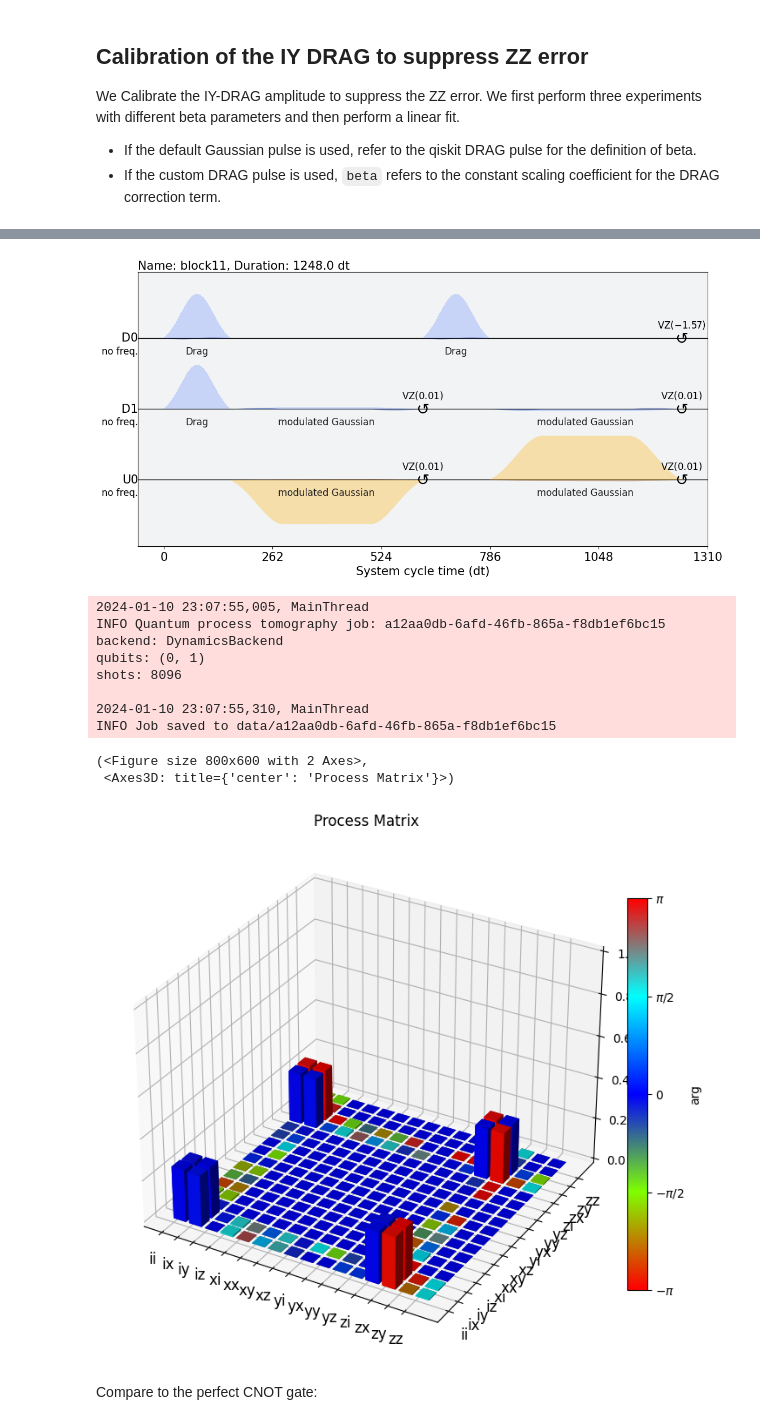
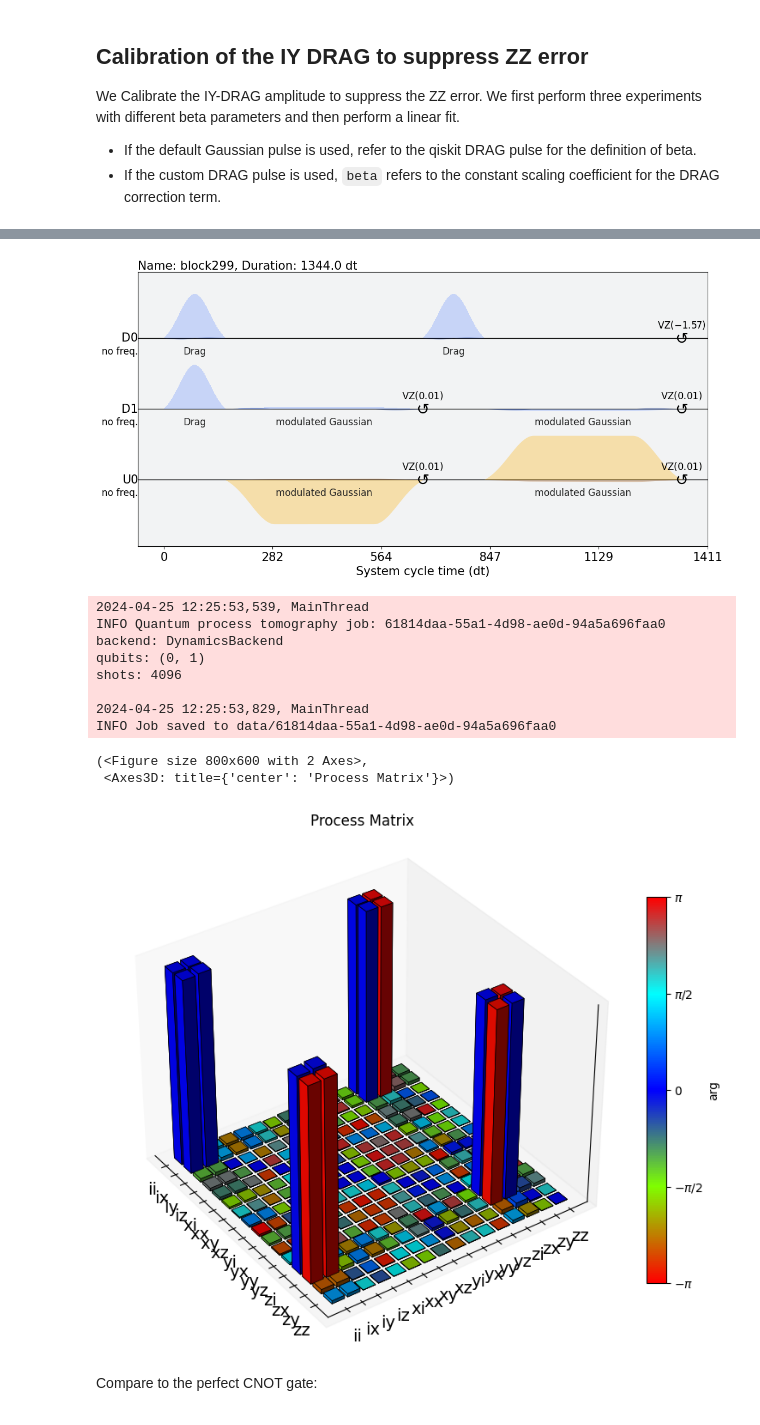
Before and after one commit to BoxiLi/qiskit-CR-calibration, a Jupyter notebook: tutorial1_echoed_cnot.ipynb, the cells around one changed output, grey strips where cells are left out. Saved outputs shown, nothing was run; the diff lists cells and outputs as text; code cells hidden in the pictures.

```diff
--- a/tutorial1_echoed_cnot.ipynb
+++ b/tutorial1_echoed_cnot.ipynb
@@ -40,7 +40,7 @@ f1 = 5.079647268847252e9
 # anharmonicity
 a0 = -0.341931669003125e9
 a1 = -0.343248404293835e9
-backend = initilize_qiskit_dynamics_backend(f0, f1, a0, a1, cr_detuning=0.)
+backend = initilize_qiskit_dynamics_backend(f0, f1, a0, a1, J=0.003e9)
 # %% [output]
 WARNING:jax._src.xla_bridge:An NVIDIA GPU may be present on this machine, but a CUDA-enabled jaxlib is not installed. Falling back to cpu.
 # %% [markdown]
@@ -267,7 +306,7 @@ custom_cnot_sched = create_echoed_cnot_schedule(backend, (QUBIT_C, QUBIT_T), cal
 # Show the custom CNOT schedule.
 custom_cnot_sched.draw()
 # %% [output]
-[figure, old version]
+[figure, new version]
 # %%
 custom_cnot = Gate("custom_cnot", 2, [])
 backend_tmp = deepcopy(backend)
@@ -289,7 +328,7 @@ transpiled_circ_list = transpile(
     optimization_level= 1,  # Turn off optimization to keep the custom pulse
     )
 
-shots = 8096
+shots = 4096
 if session is not None:
     qpt_job = session.run(
         "circuit-runner",
@@ -314,37 +353,37 @@ logger.info(
     + "\n"
     )
 
-save_job_data(qpt_job, backend=backend, exp=qptexp, parameters=parameters)
+save_job_data(qpt_job, backend=backend, parameters=parameters)
 # %% [output]
-2024-01-10 23:07:55,005, MainThread
-INFO Quantum process tomography job: a12aa0db-6afd-46fb-865a-f8db1ef6bc15
+2024-04-25 12:25:53,539, MainThread
+INFO Quantum process tomography job: 61814daa-55a1-4d98-ae0d-94a5a696faa0
 backend: DynamicsBackend
 qubits: (0, 1)
-shots: 8096
+shots: 4096
 
-2024-01-10 23:07:55,310, MainThread
-INFO Job saved to data/a12aa0db-6afd-46fb-865a-f8db1ef6bc15
+2024-04-25 12:25:53,829, MainThread
+INFO Job saved to data/61814daa-55a1-4d98-ae0d-94a5a696faa0
 # %%
 import qutip
-from qutip.qip.operations import cnot
-qptdata = retrive_expdata(qpt_job, backend=backend)
+from qutip.core.gates import cnot
+qptdata = retrieve_expdata(qpt_job, backend=backend, exp=qptexp)
 
 state_result = qptdata.analysis_results("state")
 choi_matrix = state_result.value.data
 choi_qobj = qutip.Qobj(
     choi_matrix, dims=[[[2, 2], [2, 2]], [[2, 2], [2, 2]]], superrep="choi"
 )
 choi_qobj = choi_qobj.permute([[1, 0], [3, 2]])  # Permute the two qubit
-qutip.choi_to_super(choi_qobj)
+qutip.to_super(choi_qobj)
 op_basis = [[qutip.qeye(2), qutip.sigmax(), qutip.sigmay(), qutip.sigmaz()]] * 2
-chi = qutip.qpt(qutip.choi_to_super(choi_qobj), op_basis)
+chi = qutip.qpt(qutip.to_super(choi_qobj), op_basis)
 qutip.qpt_plot_combined(
     chi, lbls_list=[["i", "x", "y", "z"]] * 2, title="Process Matrix"
 )
 # %% [output]
 (<Figure size 800x600 with 2 Axes>,
  <Axes3D: title={'center': 'Process Matrix'}>)
-[figure, old version]
+[figure, new version]
 # %% [markdown]
 Compare to the perfect CNOT gate:
 # %%
```
Also changed, not shown: parts of 5 cells of this notebook, 2 other files.
